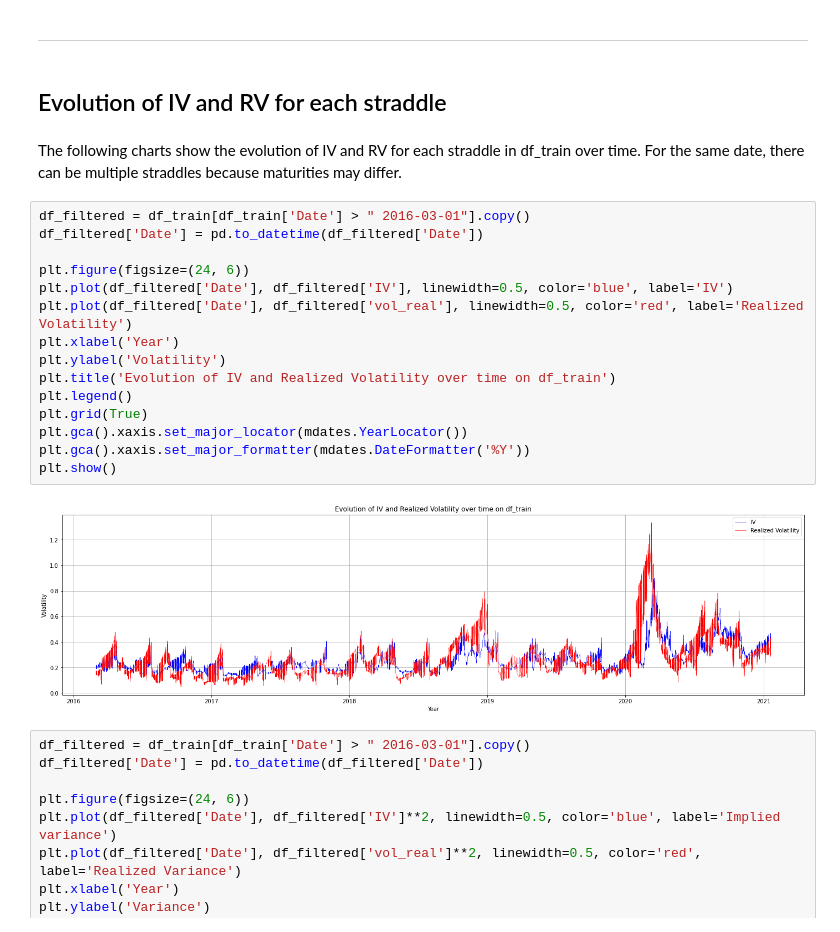
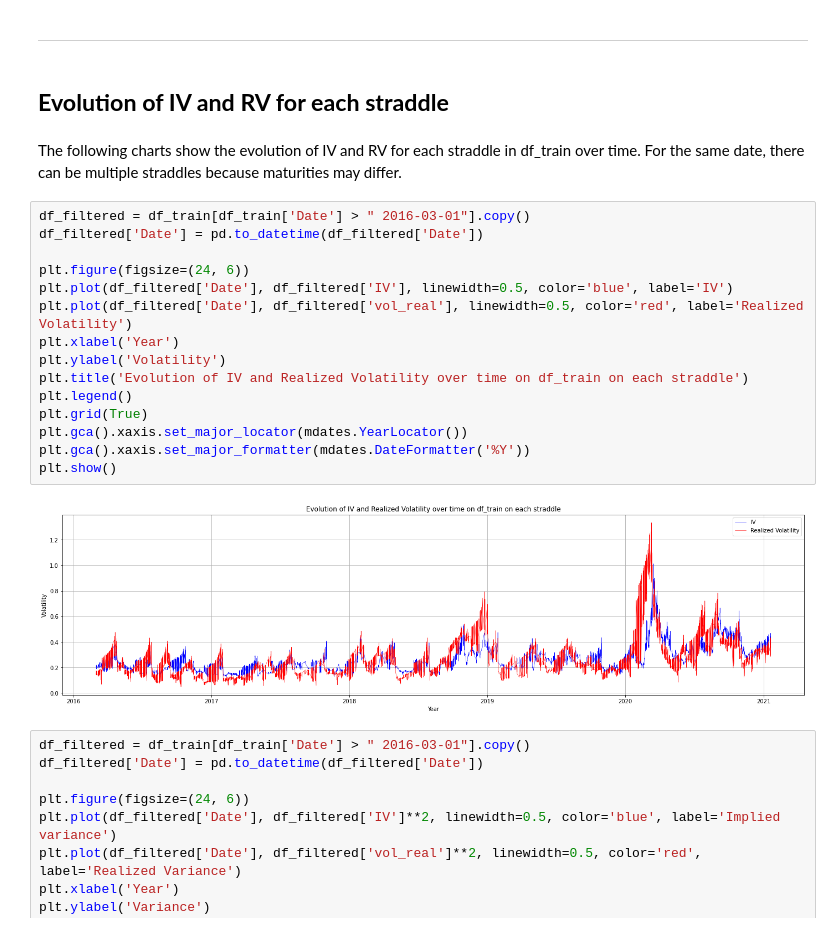
Before and after one commit to jasonTor/Alpha_Volatility_Strategy, a Jupyter notebook: exploratory_analysis.ipynb, the cells around one changed output. Drawn from its saved outputs; the diff is of its cells as text.

```diff
--- a/exploratory_analysis.ipynb
+++ b/exploratory_analysis.ipynb
@@ -159,26 +171,26 @@ IndentationError: unexpected indent (3122583711.py, line 20)
 # %% [markdown]
 ----
 # %% [markdown]
-## Evolution of IV and RV for each straddle
+## **Evolution of IV and RV for each straddle**
 # %% [markdown]
 The following charts show the evolution of IV and RV for each straddle in df_train over time. For the same date, there can be multiple straddles because maturities may differ.
 # %%
 df_filtered = df_train[df_train['Date'] > " 2016-03-01"].copy()
 df_filtered['Date'] = pd.to_datetime(df_filtered['Date'])
 
 plt.figure(figsize=(24, 6))
 plt.plot(df_filtered['Date'], df_filtered['IV'], linewidth=0.5, color='blue', label='IV')
 plt.plot(df_filtered['Date'], df_filtered['vol_real'], linewidth=0.5, color='red', label='Realized Volatility')
 plt.xlabel('Year')
 plt.ylabel('Volatility')
-plt.title('Evolution of IV and Realized Volatility over time on df_train')
+plt.title('Evolution of IV and Realized Volatility over time on df_train on each straddle')
 plt.legend()
 plt.grid(True)
 plt.gca().xaxis.set_major_locator(mdates.YearLocator())
 plt.gca().xaxis.set_major_formatter(mdates.DateFormatter('%Y'))
 plt.show()
 # %% [output]
-[figure, old version]
+[figure, new version]
 # %%
 df_filtered = df_train[df_train['Date'] > " 2016-03-01"].copy()
 df_filtered['Date'] = pd.to_datetime(df_filtered['Date'])
```
Also changed, not shown: parts of 56 cells of this notebook, 1 other file.
